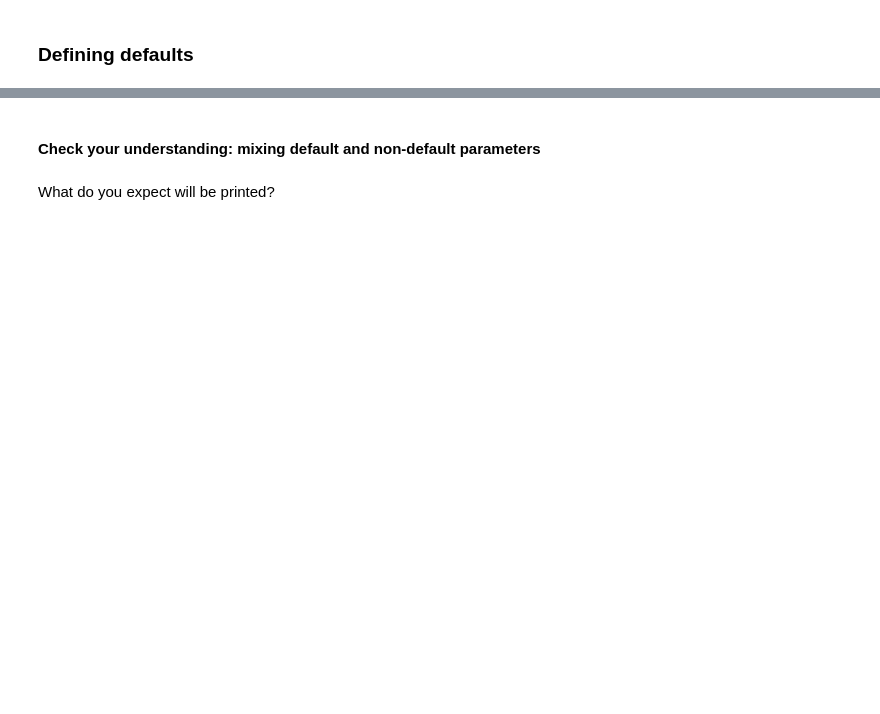
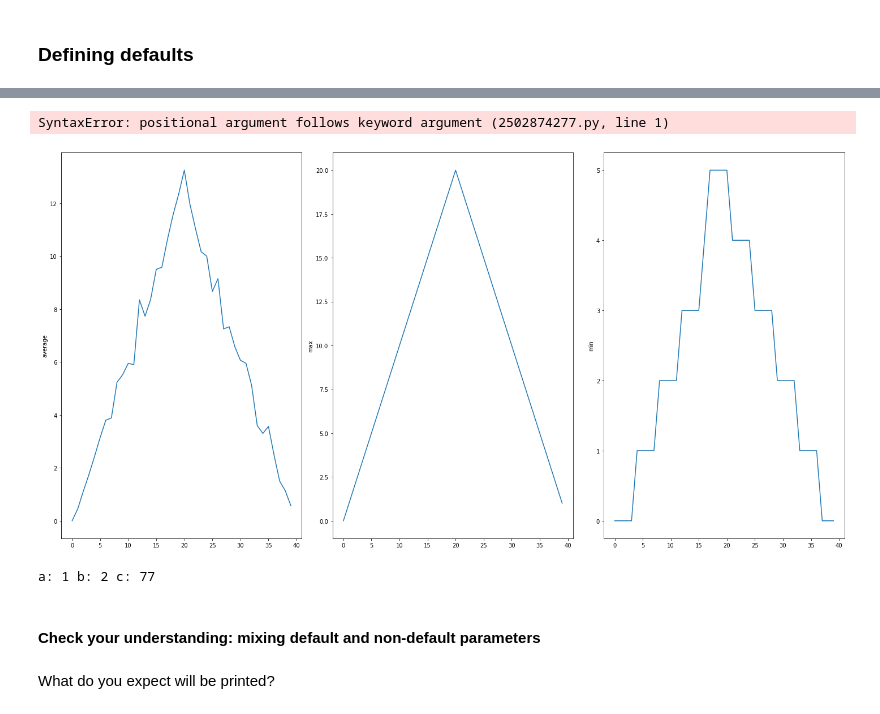
Before and after one commit to elichad/stfc-carpentries-workshops, a Jupyter notebook: organisers/python-novice-inflammation/data/08-func.ipynb, the cells around one changed output, grey strips where cells are left out. Drawn from its saved outputs; the diff is of its cells as text; code cells hidden in the pictures; blank space fills up the shorter version.

```diff
--- a/organisers/python-novice-inflammation/data/08-func.ipynb
+++ b/organisers/python-novice-inflammation/data/08-func.ipynb
@@ -104,0 +297,33 @@ In Python, functions are not required to include a return statement and can be u
+# %%
+np.loadtxt(fname='inflammation-01.csv', ',')
+# %% [output]
+SyntaxError: positional argument follows keyword argument (2502874277.py, line 1)
+# %%
+def visualise(filename, fig_size = (10.0, 3.0)):
+    """
+    This function takes a filename and plots the
+    mean, max and min of the data inside
+    """
+    data = np.loadtxt(fname=filename, delimiter=',')
+
+    fig = plt.figure(figsize=fig_size)
+
+    axes1 = fig.add_subplot(1, 3, 1)
+    axes2 = fig.add_subplot(1, 3, 2)
+    axes3 = fig.add_subplot(1, 3, 3)
+
+    axes1.plot(np.mean(data, axis=0))
+    axes1.set_ylabel('average')
+
+    axes2.plot(np.max(data, axis=0))
+    axes2.set_ylabel('max')
+
+    axes3.plot(np.min(data, axis=0))
+    axes3.set_ylabel('min')
+
+    fig.tight_layout()
+    plt.show()
+# %%
+visualise('inflammation-01.csv', fig_size=(20.0, 10.0))
+# %% [output]
+[figure, added]
@@ -104,0 +333,4 @@ In Python, functions are not required to include a return statement and can be u
+# %%
+display(c=77)
+# %% [output]
+a: 1 b: 2 c: 77
```
Also changed, not shown: parts of 57 cells of this notebook, 2 other files.
